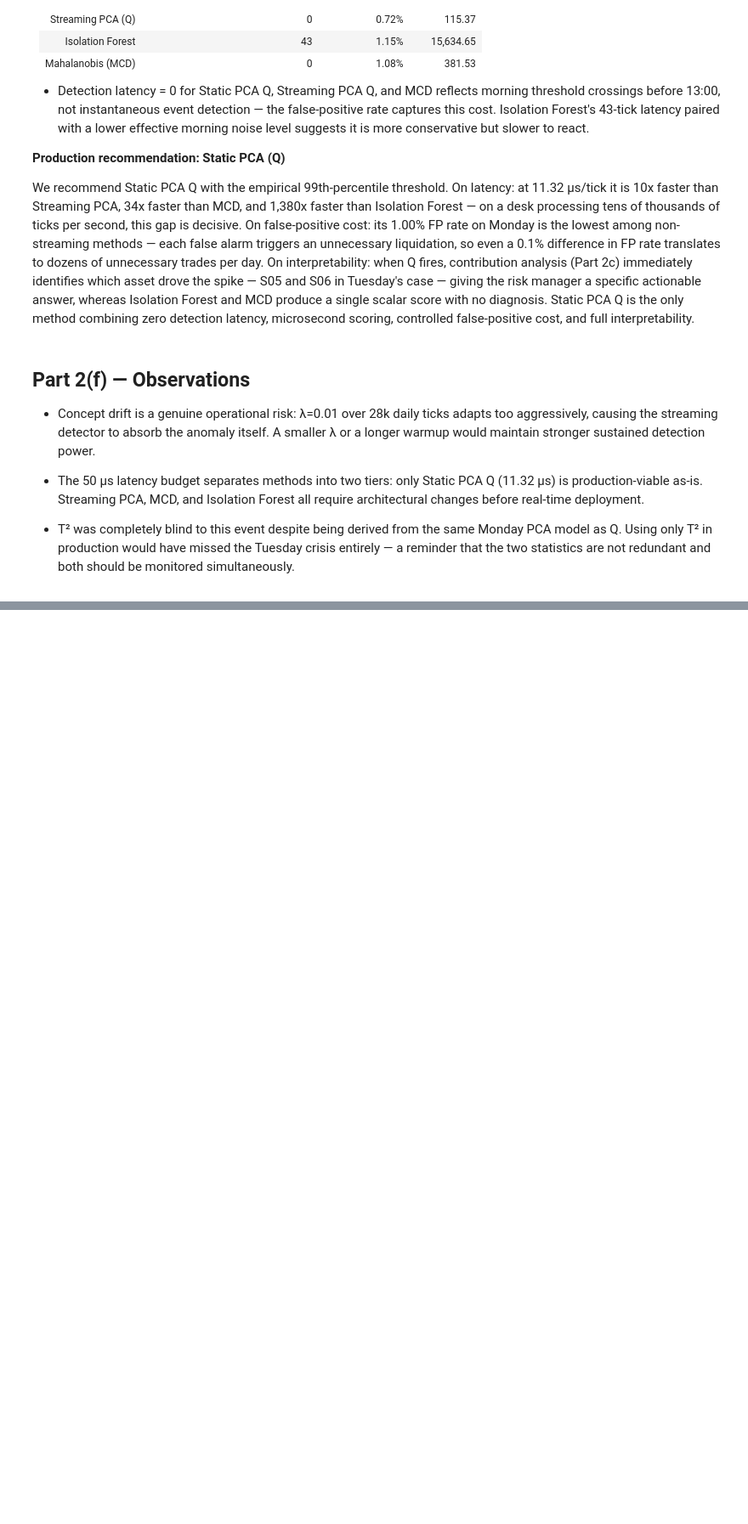
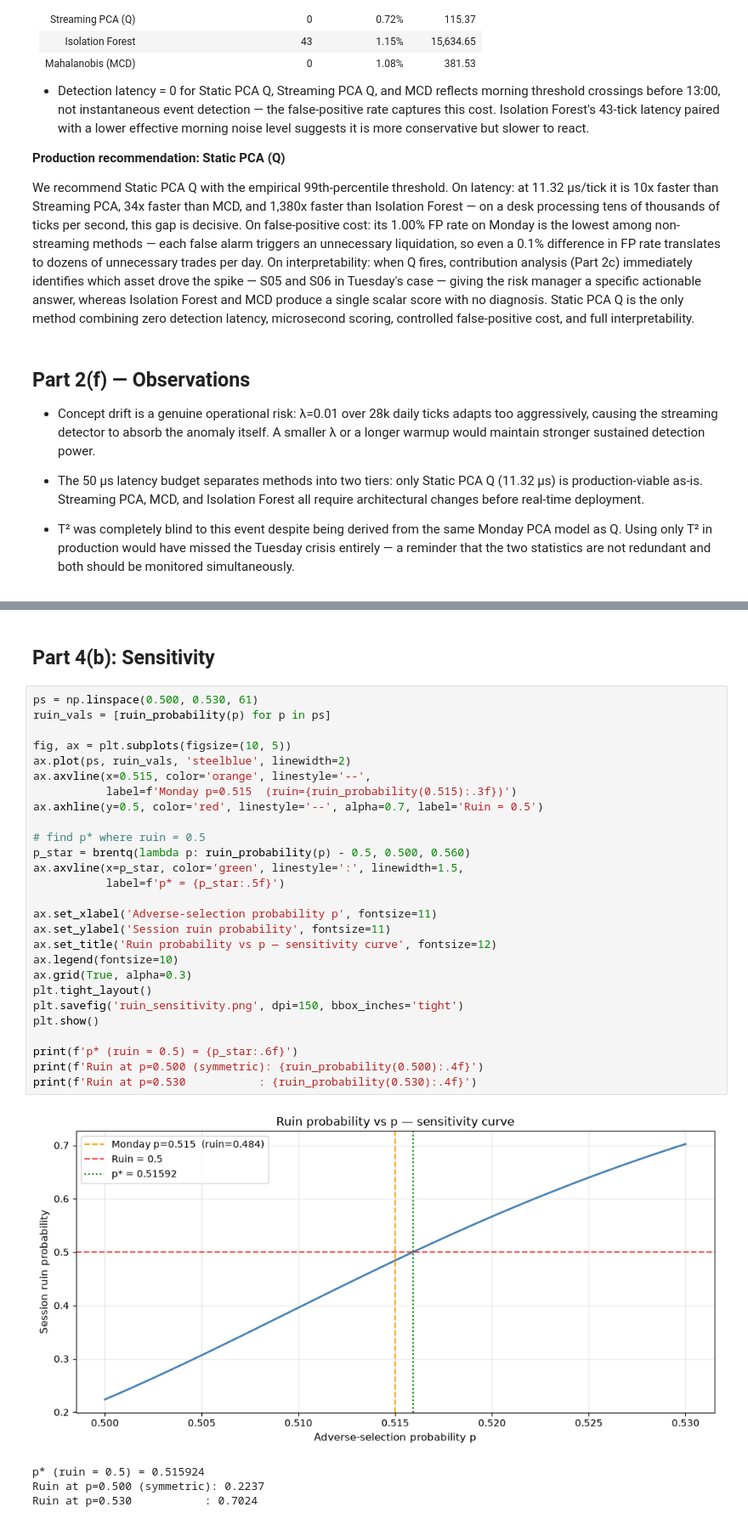
Before and after one commit to anushka-jha621/QMP26-CaseStudy, a Jupyter notebook: PS2/Team_12_PS2.ipynb, the cells around one changed output, grey strips where cells are left out. Shown at 85% size. Drawn from its saved outputs; the diff is of its cells as text; blank space fills up the shorter version.

Commit message:
Add Part 3,4 and Bonus for PS-2

```diff
--- a/PS2/Team_12_PS2.ipynb
+++ b/PS2/Team_12_PS2.ipynb
@@ -2157,0 +2783,34 @@ interpretability.
+# %% [markdown]
+##  Part 4(b): Sensitivity
+# %%
+ps = np.linspace(0.500, 0.530, 61)
+ruin_vals = [ruin_probability(p) for p in ps]
+
+fig, ax = plt.subplots(figsize=(10, 5))
+ax.plot(ps, ruin_vals, 'steelblue', linewidth=2)
+ax.axvline(x=0.515, color='orange', linestyle='--',
+           label=f'Monday p=0.515  (ruin={ruin_probability(0.515):.3f})')
+ax.axhline(y=0.5, color='red', linestyle='--', alpha=0.7, label='Ruin = 0.5')
+
+# find p* where ruin = 0.5
+p_star = brentq(lambda p: ruin_probability(p) - 0.5, 0.500, 0.560)
+ax.axvline(x=p_star, color='green', linestyle=':', linewidth=1.5,
+           label=f'p* = {p_star:.5f}')
+
+ax.set_xlabel('Adverse-selection probability p', fontsize=11)
+ax.set_ylabel('Session ruin probability', fontsize=11)
+ax.set_title('Ruin probability vs p — sensitivity curve', fontsize=12)
+ax.legend(fontsize=10)
+ax.grid(True, alpha=0.3)
+plt.tight_layout()
+plt.savefig('ruin_sensitivity.png', dpi=150, bbox_inches='tight')
+plt.show()
+
+print(f'p* (ruin = 0.5) = {p_star:.6f}')
+print(f'Ruin at p=0.500 (symmetric): {ruin_probability(0.500):.4f}')
+print(f'Ruin at p=0.530           : {ruin_probability(0.530):.4f}')
+# %% [output]
+[figure, added]
+p* (ruin = 0.5) = 0.515924
+Ruin at p=0.500 (symmetric): 0.2237
+Ruin at p=0.530           : 0.7024
```
Also changed, not shown: parts of 41 cells of this notebook, 5 other files.
